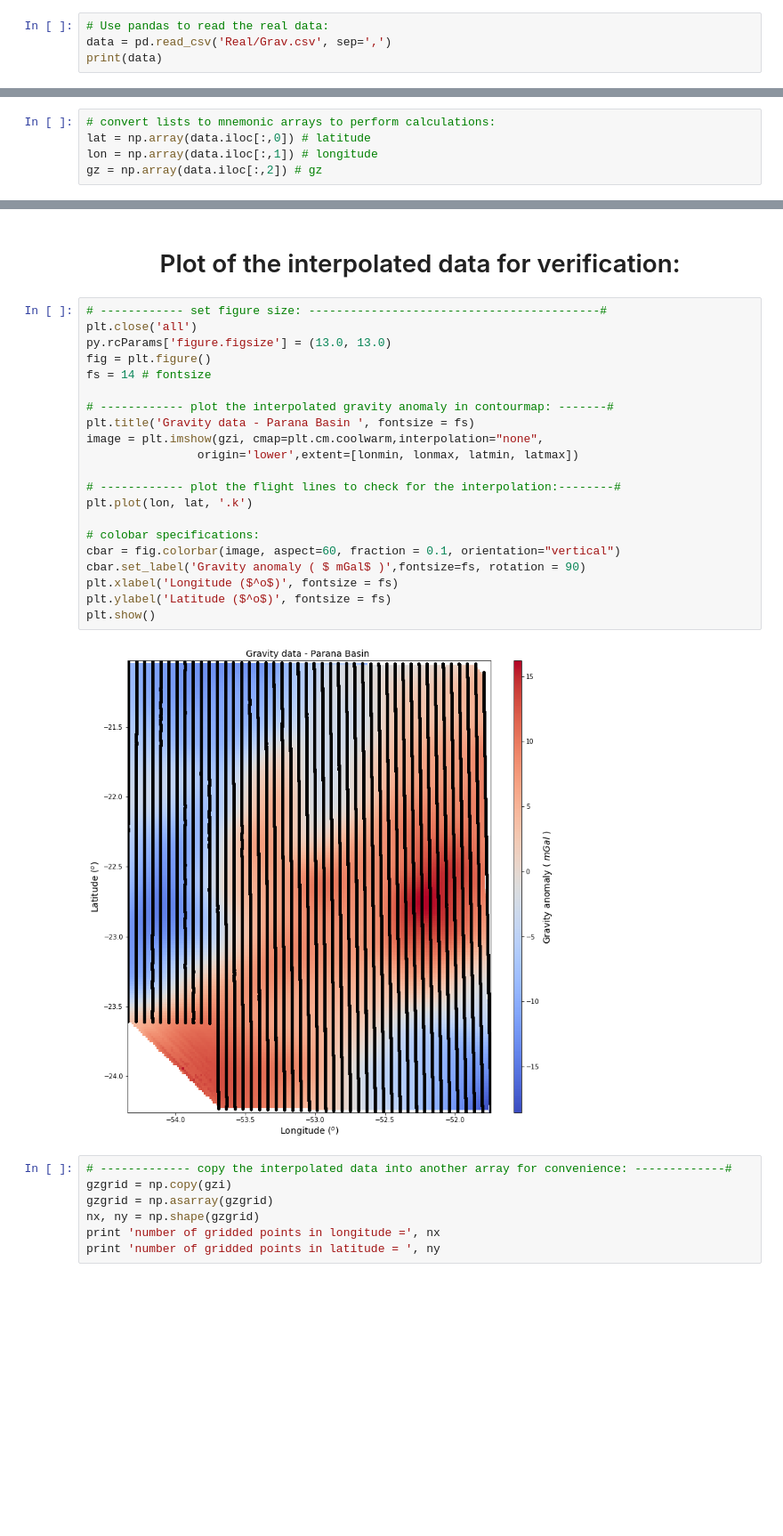
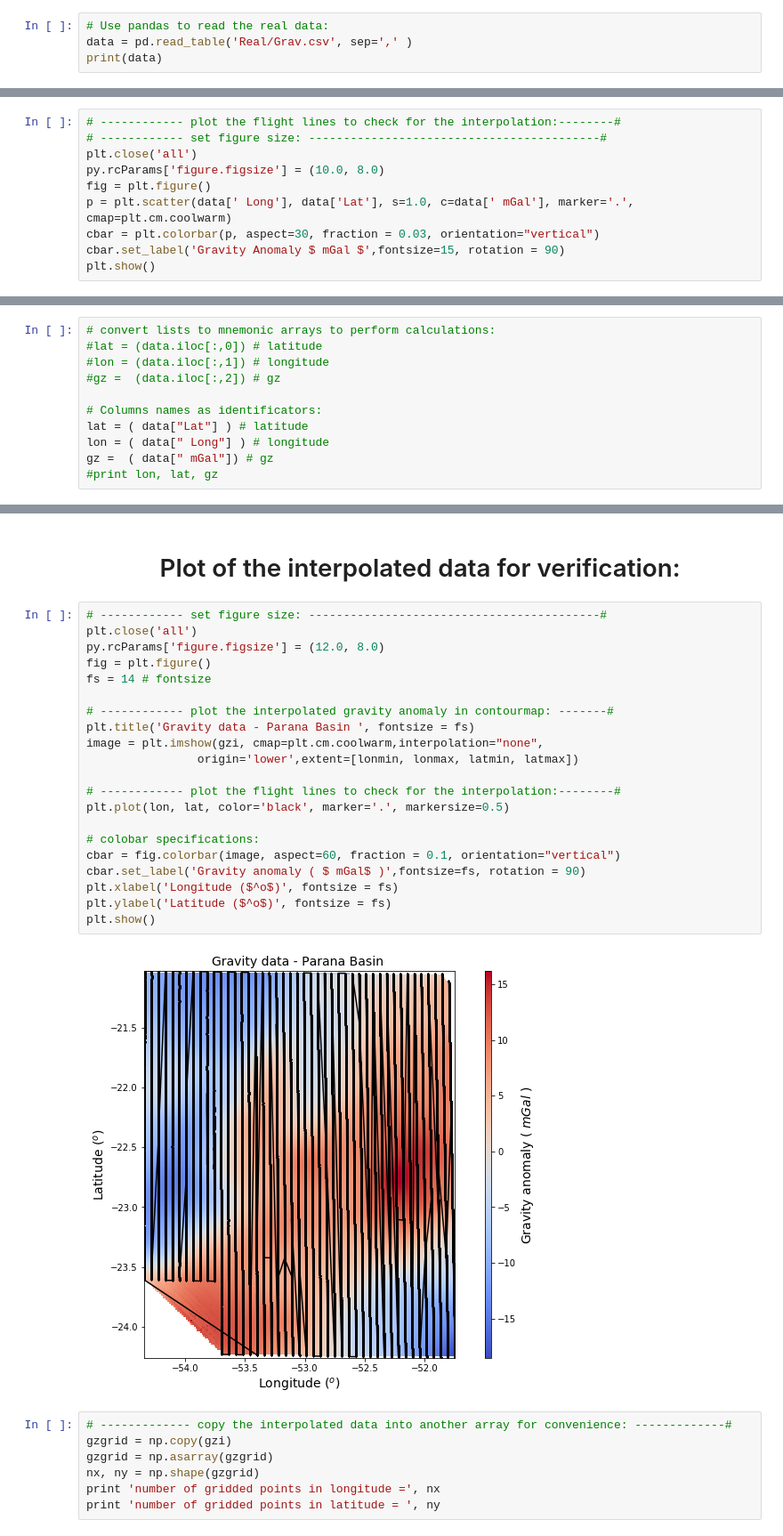
Before and after one commit to rodrigobijani/Congresso_Brasileiro_Geologia2018, a Jupyter notebook: scripts/real.ipynb, the cells around one changed output, grey strips where cells are left out. Shown: that part at 89% size. Drawn from its saved outputs; the diff is of its cells as text; blank space fills up the shorter version.

```diff
--- a/scripts/real.ipynb
+++ b/scripts/real.ipynb
@@ -39,6 +63,6 @@ import pylab as py
 # %%
 # Use pandas to read the real data:
-data = pd.read_csv('Real/Grav.csv', sep=',')
+data = pd.read_table('Real/Grav.csv', sep=',' )
 print(data)
 # %% [output]
                Lat       Long      mGal
@@ -86,0 +99,10 @@ dtype: float64
+# %%
+# ------------ plot the flight lines to check for the interpolation:--------#
+# ------------ set figure size: ------------------------------------------#
+plt.close('all')
+py.rcParams['figure.figsize'] = (10.0, 8.0)
+fig = plt.figure()
+p = plt.scatter(data[' Long'], data['Lat'], s=1.0, c=data[' mGal'], marker='.', cmap=plt.cm.coolwarm)
+cbar = plt.colorbar(p, aspect=30, fraction = 0.03, orientation="vertical")
+cbar.set_label('Gravity Anomaly $ mGal $',fontsize=15, rotation = 90)
+plt.show()
@@ -116,9 +144,15 @@ max longitude = -51.7446306178909
 # <center size=3>   Interpolation of flight data: <center>
 # %%
 # convert lists to mnemonic arrays to perform calculations:
-lat = np.array(data.iloc[:,0]) # latitude
-lon = np.array(data.iloc[:,1]) # longitude
-gz = np.array(data.iloc[:,2]) # gz
+#lat = (data.iloc[:,0]) # latitude
+#lon = (data.iloc[:,1]) # longitude
+#gz =  (data.iloc[:,2]) # gz
+
+# Columns names as identificators:
+lat = ( data["Lat"] ) # latitude
+lon = ( data[" Long"] ) # longitude
+gz =  ( data[" mGal"]) # gz
+#print lon, lat, gz
 # %%
 flight_obs = (lon,lat) # real observation positions
 grid_obs = (LON,LAT) # interpolated observation positions
@@ -130,26 +164,26 @@ gzi = griddata(flight_obs, gz, grid_obs , method='cubic')
 # %%
 # ------------ set figure size: ------------------------------------------#
 plt.close('all')
-py.rcParams['figure.figsize'] = (13.0, 13.0)
+py.rcParams['figure.figsize'] = (12.0, 8.0)
 fig = plt.figure()
 fs = 14 # fontsize
 
 # ------------ plot the interpolated gravity anomaly in contourmap: -------#
 plt.title('Gravity data - Parana Basin ', fontsize = fs)
 image = plt.imshow(gzi, cmap=plt.cm.coolwarm,interpolation="none",
                 origin='lower',extent=[lonmin, lonmax, latmin, latmax])
 
 # ------------ plot the flight lines to check for the interpolation:--------#
-plt.plot(lon, lat, '.k')
+plt.plot(lon, lat, color='black', marker='.', markersize=0.5)
 
 # colobar specifications:
 cbar = fig.colorbar(image, aspect=60, fraction = 0.1, orientation="vertical")
 cbar.set_label('Gravity anomaly ( $ mGal$ )',fontsize=fs, rotation = 90)
 plt.xlabel('Longitude ($^o$)', fontsize = fs)
 plt.ylabel('Latitude ($^o$)', fontsize = fs)
 plt.show()
 # %% [output]
-[figure, old version]
+[figure, new version]
 # %%
 # ------------- copy the interpolated data into another array for convenience: -------------#
 gzgrid = np.copy(gzi)
```
Also changed, not shown: parts of 25 cells of this notebook.
